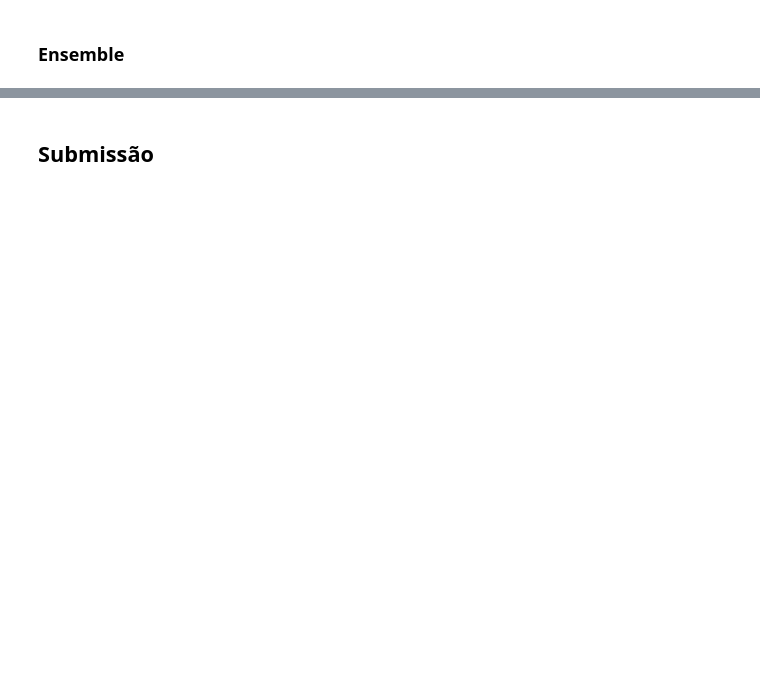
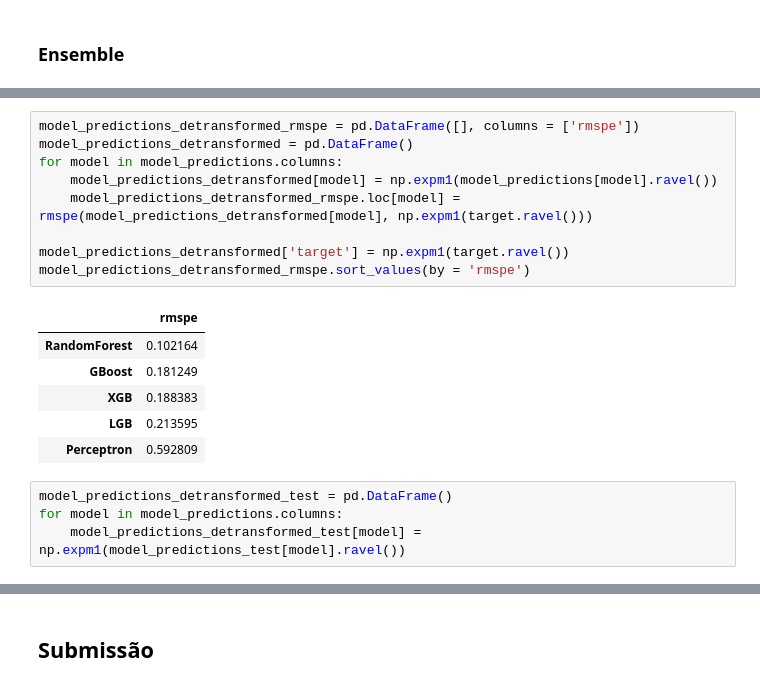
Before and after one commit to guedes-joaofelipe/EEL891-machine-learning, a Jupyter notebook: Previsão preço imóveis.ipynb, the cells around one changed output, grey strips where cells are left out. Cells and saved outputs as stored; diff of their text form; blank space fills up the shorter version.

Commit message:
Submission 1 - RMSPE

```diff
--- a/Previsão preço imóveis.ipynb
+++ b/Previsão preço imóveis.ipynb
@@ -883,0 +950,20 @@ model_predictions.head()
+# %%
+model_predictions_detransformed_rmspe = pd.DataFrame([], columns = ['rmspe'])
+model_predictions_detransformed = pd.DataFrame()
+for model in model_predictions.columns:
+    model_predictions_detransformed[model] = np.expm1(model_predictions[model].ravel())
+    model_predictions_detransformed_rmspe.loc[model] = rmspe(model_predictions_detransformed[model], np.expm1(target.ravel()))
+
+model_predictions_detransformed['target'] = np.expm1(target.ravel())
+model_predictions_detransformed_rmspe.sort_values(by = 'rmspe')
+# %% [output]
+|  | rmspe |
+| RandomForest | 0.102164 |
+| GBoost | 0.181249 |
+| XGB | 0.188383 |
+| LGB | 0.213595 |
+| Perceptron | 0.592809 |
+# %%
+model_predictions_detransformed_test = pd.DataFrame()
+for model in model_predictions.columns:
+    model_predictions_detransformed_test[model] = np.expm1(model_predictions_test[model].ravel())
```
Also changed, not shown: parts of 43 cells of this notebook.
